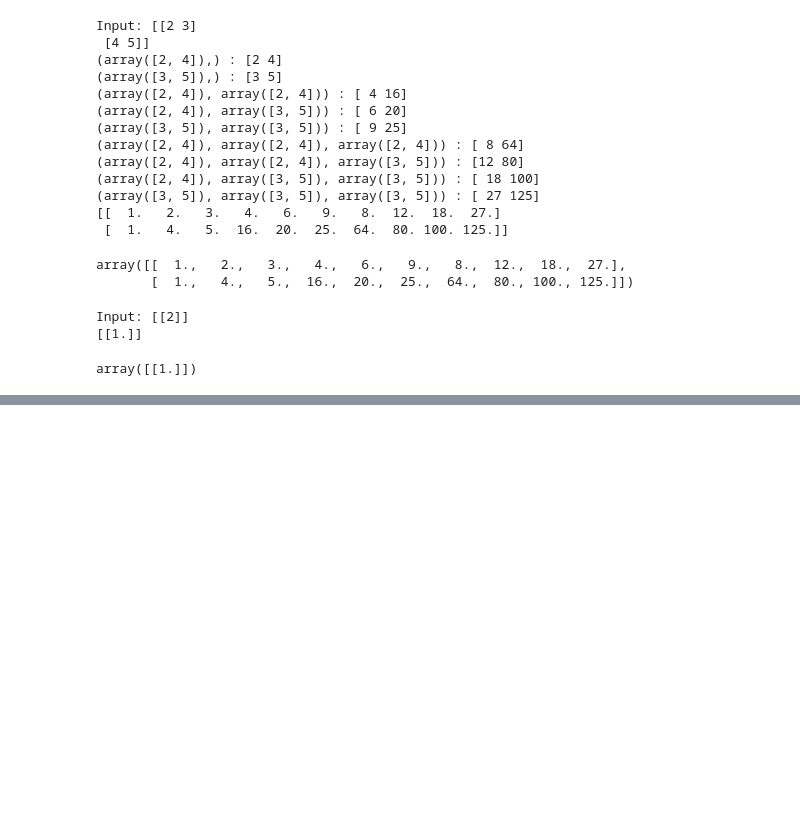
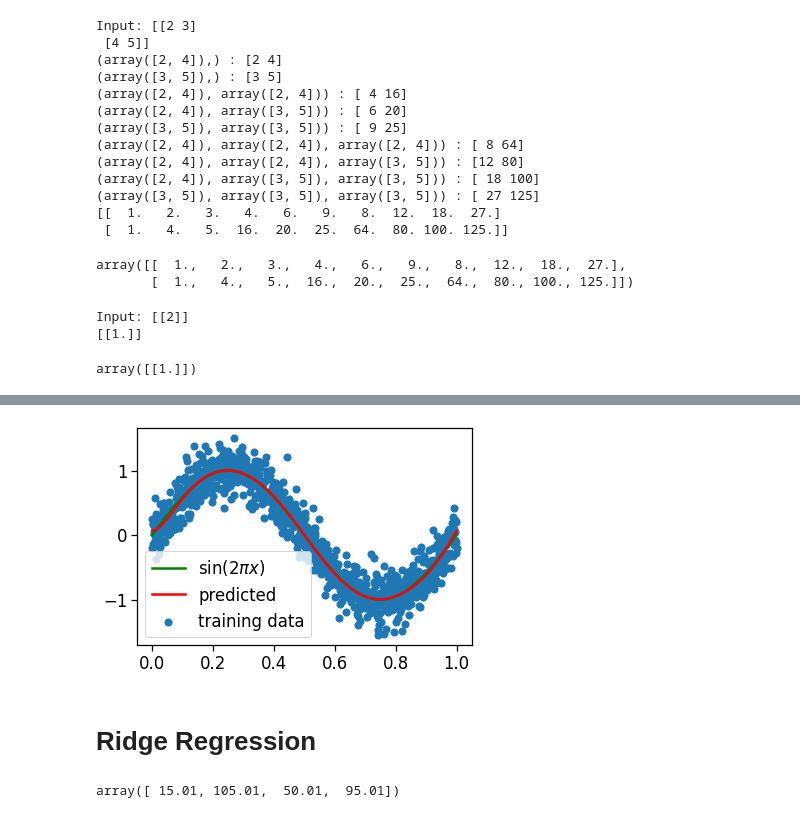
Before and after one commit to TanujaNair/Machine-Learning-Techniques-, a Jupyter notebook: Regression.ipynb, the cells around one changed output, grey strips where cells are left out. Cells and saved outputs as stored; diff of their text form; code cells hidden in the pictures; blank space fills up the shorter version.

```diff
--- a/Regression.ipynb
+++ b/Regression.ipynb
@@ -191,0 +254,14 @@ array([[1.]])
+# %%
+# As degree goes up overfitting can be seen, this can be fixed by increasing number of samples
+num_samples = 1000
+X,y = create_nonlin_training_set(nonlin, num_samples, 0.2)
+
+degree = 9
+X_transform = polynomial_transform(X, degree)
+lin_reg = LinReg()
+lin_reg.fit(X_transform, y)
+visualise_model_fit(X,y,lin_reg,degree)
+# %% [output]
+[figure, added]
+# %% [markdown]
+# Ridge Regression
@@ -191,0 +350,13 @@ array([[1.]])
+# %%
+X = np.array([[1,3,2,5],[1,9,4,7]])
+y = np.array([6,11])
+w = np.ones(X.shape[1])
+reg_rate = 0.01
+
+l = LinReg()
+l.w = w
+
+l.loss(X, y, reg_rate)
+l.calculate_gradient(X, y, reg_rate)
+# %% [output]
+array([ 15.01, 105.01,  50.01,  95.01])
```
Also changed, not shown: parts of 31 cells of this notebook.
